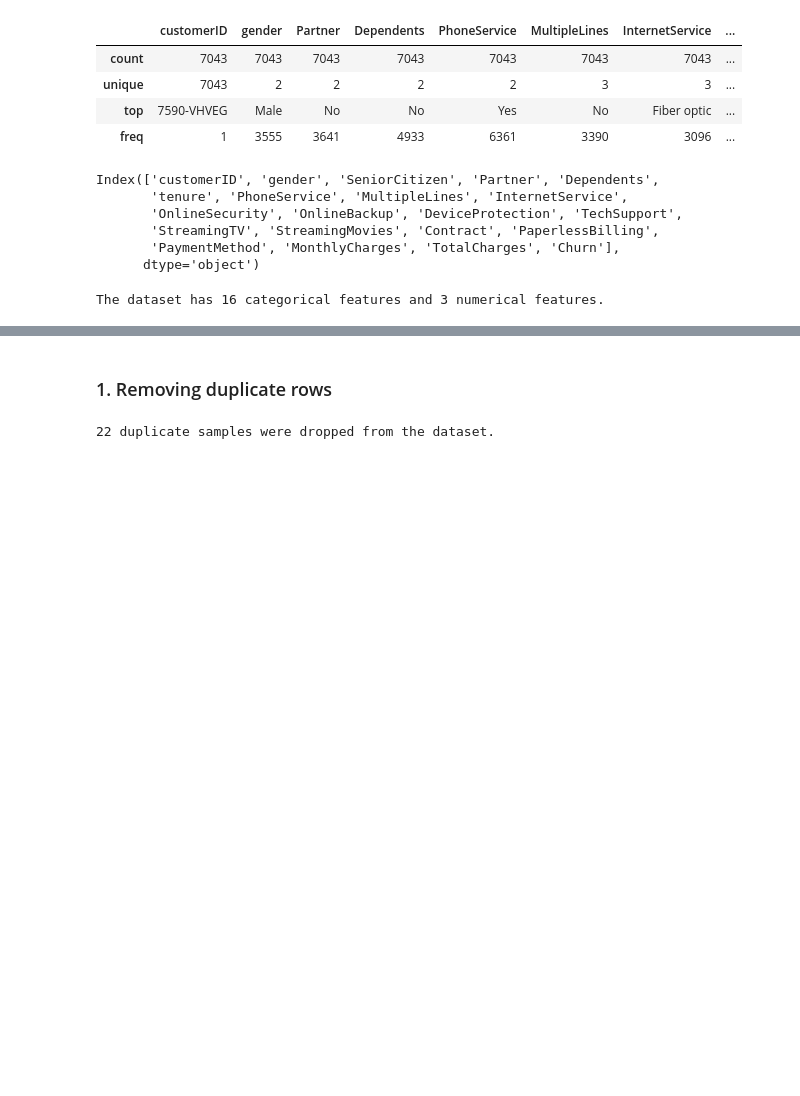
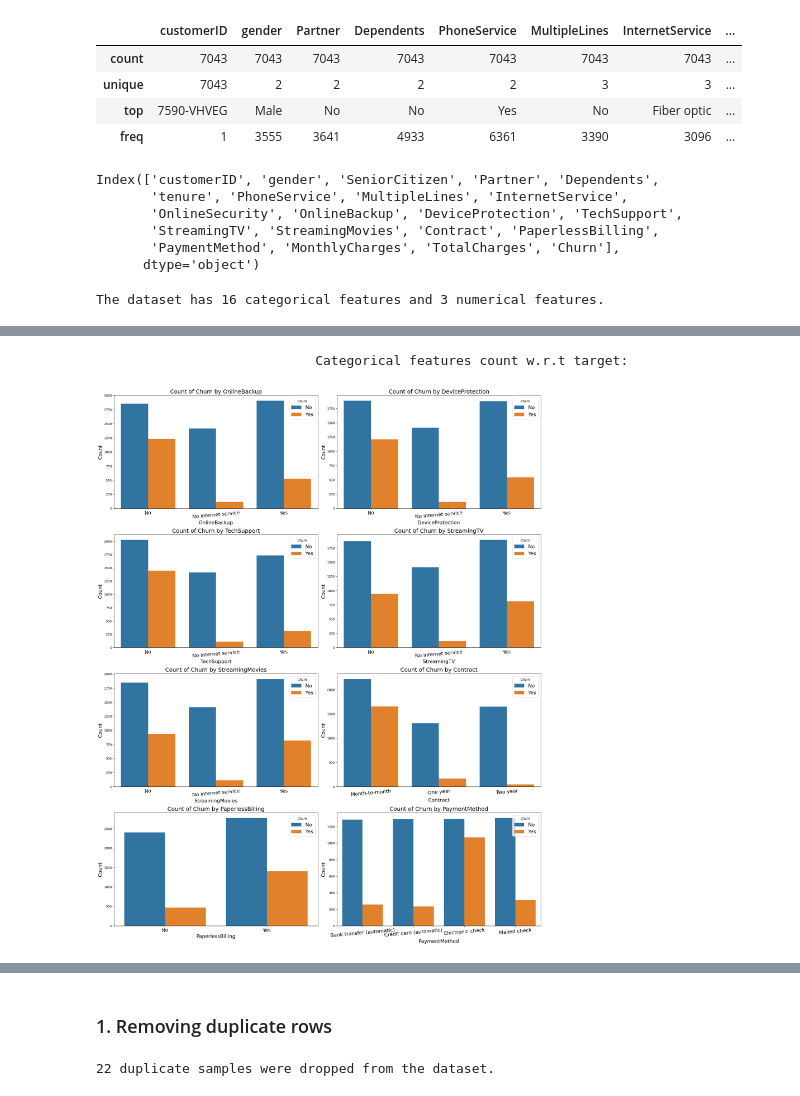
Before and after one commit to paridahimanshu0610/Customer_Churn_Prediction, a Jupyter notebook: TelecomCustomerChurn.ipynb, the cells around one changed output, grey strips where cells are left out. Drawn from its saved outputs; the diff is of its cells as text; code cells hidden in the pictures; blank space fills up the shorter version.

```diff
--- a/TelecomCustomerChurn.ipynb
+++ b/TelecomCustomerChurn.ipynb
@@ -196,22 +164,0 @@ plt.show()
-# %%
-#Visualising the categorical features
-print('\033[1mVisualising Categorical Features:'.center(100))
-plt.figure(figsize=[15,15])
-
-for i, col_name in enumerate(cf[8:]):
-    plt.subplot(4,2,i+1)
-    ax = sns.countplot(data=original_df, x=col_name)
-    plt.title(col_name + ' Distribution')
-    plt.ylabel('Count')
-
-    # Add percentage labels to the bars using target_percentage
-    target_percentage = (original_df[col_name].value_counts() / len(original_df)) * 100
-    for p, percentage in zip(ax.patches, target_percentage):
-        ax.annotate(f"{percentage:.2f}%", (p.get_x() + p.get_width() / 2., p.get_height()),
-                    ha='center', va='center', fontsize=10, color='black', xytext=(0, 5),
-                    textcoords='offset points')
-
-    plt.xticks(rotation=10)
-
-plt.tight_layout()
-plt.show()
@@ -396,0 +343,26 @@ plt.show()
+# %%
+#Visualising the categorical features
+print('\033[1mCategorical features count w.r.t target:'.center(100))
+plt.figure(figsize=[20,25])
+y_name=target
+
+for i, col_name in enumerate(cf[8:]):
+    plt.subplot(4,2,i+1)
+
+    # Count the occurrences of each combination of categories
+    x_name = col_name
+    count_df = original_df.groupby([y_name, x_name]).size().reset_index(name='Count')
+    sns.barplot(x=x_name, y='Count', hue=y_name, data=count_df)
+
+    plot_title = 'Count of ' + y_name + ' by ' + x_name
+    plt.title(plot_title, fontsize=18)
+    plt.xlabel(x_name, fontsize=16)
+    plt.ylabel('Count', fontsize=16)
+    plt.legend(title=y_name, fontsize=16)
+    plt.xticks(rotation=5, fontsize=16)
+
+plt.tight_layout()
+plt.show()
+# %% [output]
+                            Categorical features count w.r.t target:
+[figure, added]
```
Also changed, not shown: parts of 84 cells of this notebook, 3 other files.
